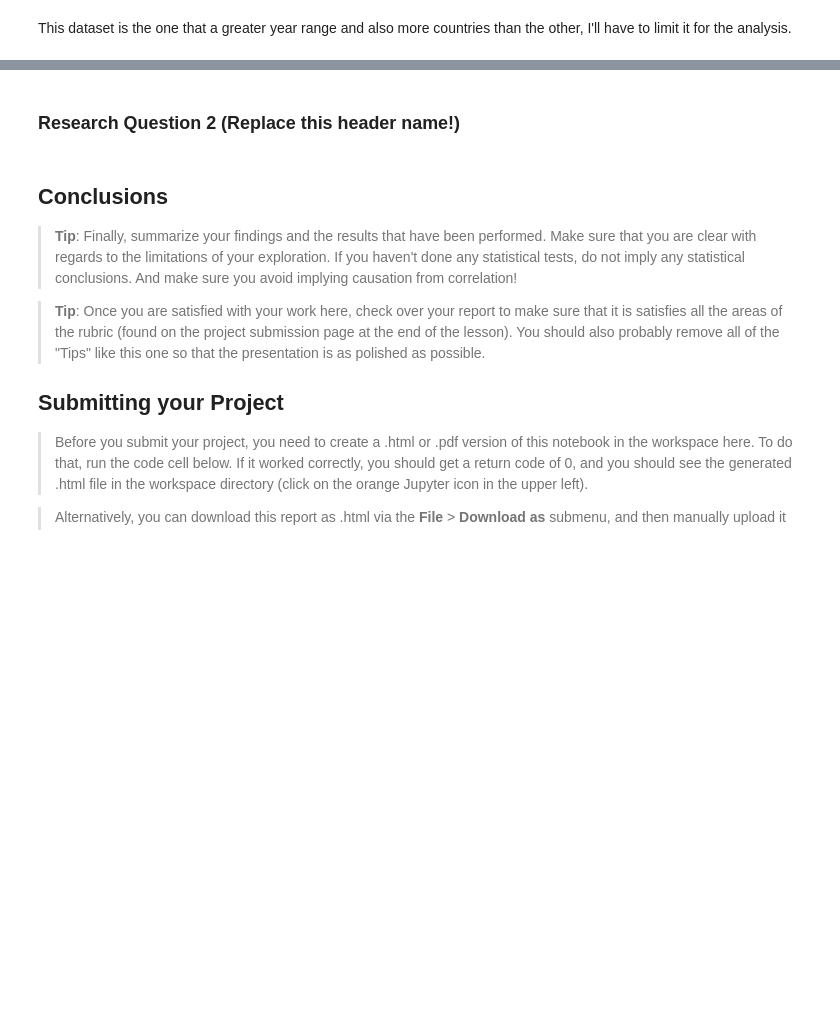
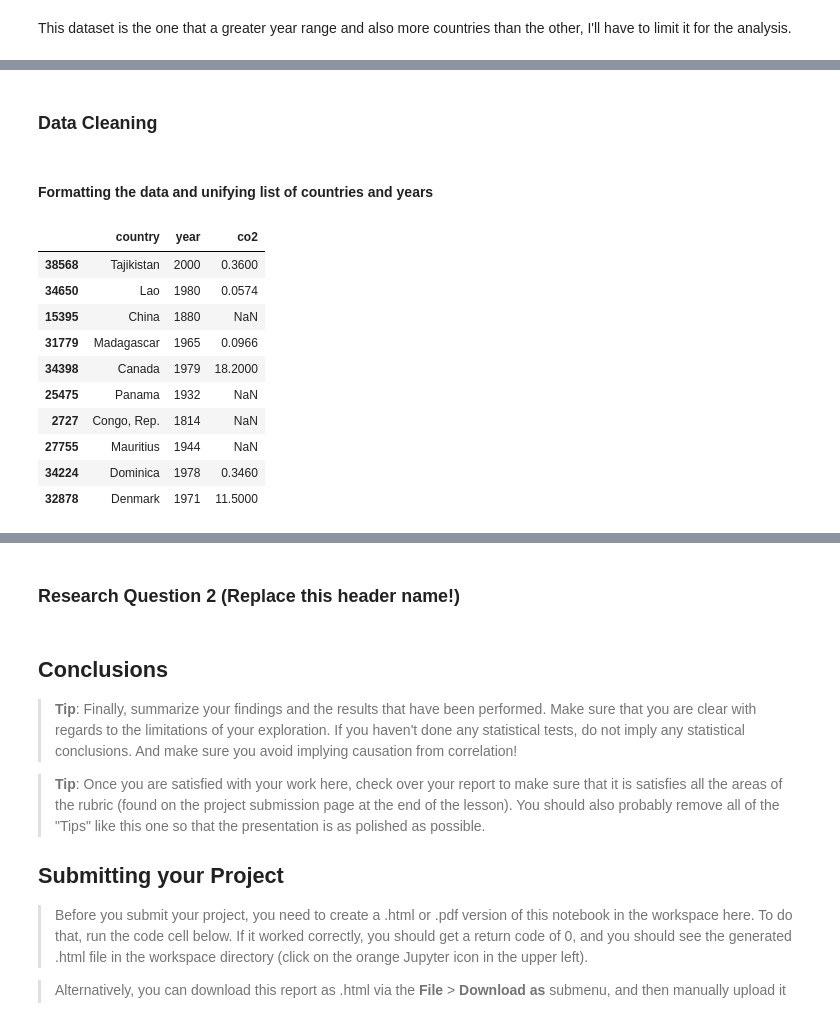
Before and after one commit to Victoriapm/co2_emissions_analysis, a Jupyter notebook: Part 2 - Investigate_Dataset/Investigate_a_Dataset.ipynb, the cells around one changed output, grey strips where cells are left out. Drawn from its saved outputs; the diff is of its cells as text; code cells hidden in the pictures; blank space fills up the shorter version.

```diff
--- a/Part 2 - Investigate_Dataset/Investigate_a_Dataset.ipynb
+++ b/Part 2 - Investigate_Dataset/Investigate_a_Dataset.ipynb
@@ -264,4 +325,0 @@ In the case of the first 3 indicators (Co2, fc and HDI) it can be done by select
-# %%
-# Drop the columns outside of the year range (1990-2014)
-df_co2 = df_co2.drop(df_co2.loc[:,'1800':'1989'].columns, axis = 1)
-df_co2.head()
@@ -313,6 +325,0 @@ countries.shape
-# %%
-# Keep in each indicator only the countries that have data in all datasets
-df_polity = df_polity[df_polity.country.isin(countries['country'])]
-df_co2 = df_fc[df_fc.country.isin(countries['country'])]
-df_fc = df_fc[df_fc.country.isin(countries['country'])]
-df_hdi = df_fc[df_fc.country.isin(countries['country'])]
@@ -343,0 +385,25 @@ df_polity
+# %% [markdown]
+### Data Cleaning
+# %% [markdown]
+#### Formatting the data and unifying list of countries and years
+# %%
+# unpivot the data
+df_co2 = df_co2.melt(id_vars=['country'], var_name=['year'])
+
+# Use the indicator as a column name
+df_co2.rename(columns={"value": "co2"}, inplace=True)
+
+# Check the new structure
+df_co2.sample(10)
+# %% [output]
+|  | country | year | co2 |
+| 38568 | Tajikistan | 2000 | 0.3600 |
+| 34650 | Lao | 1980 | 0.0574 |
+| 15395 | China | 1880 | NaN |
+| 31779 | Madagascar | 1965 | 0.0966 |
+| 34398 | Canada | 1979 | 18.2000 |
+| 25475 | Panama | 1932 | NaN |
+| 2727 | Congo, Rep. | 1814 | NaN |
+| 27755 | Mauritius | 1944 | NaN |
+| 34224 | Dominica | 1978 | 0.3460 |
+| 32878 | Denmark | 1971 | 11.5000 |
```
Also changed, not shown: parts of 57 cells of this notebook.
